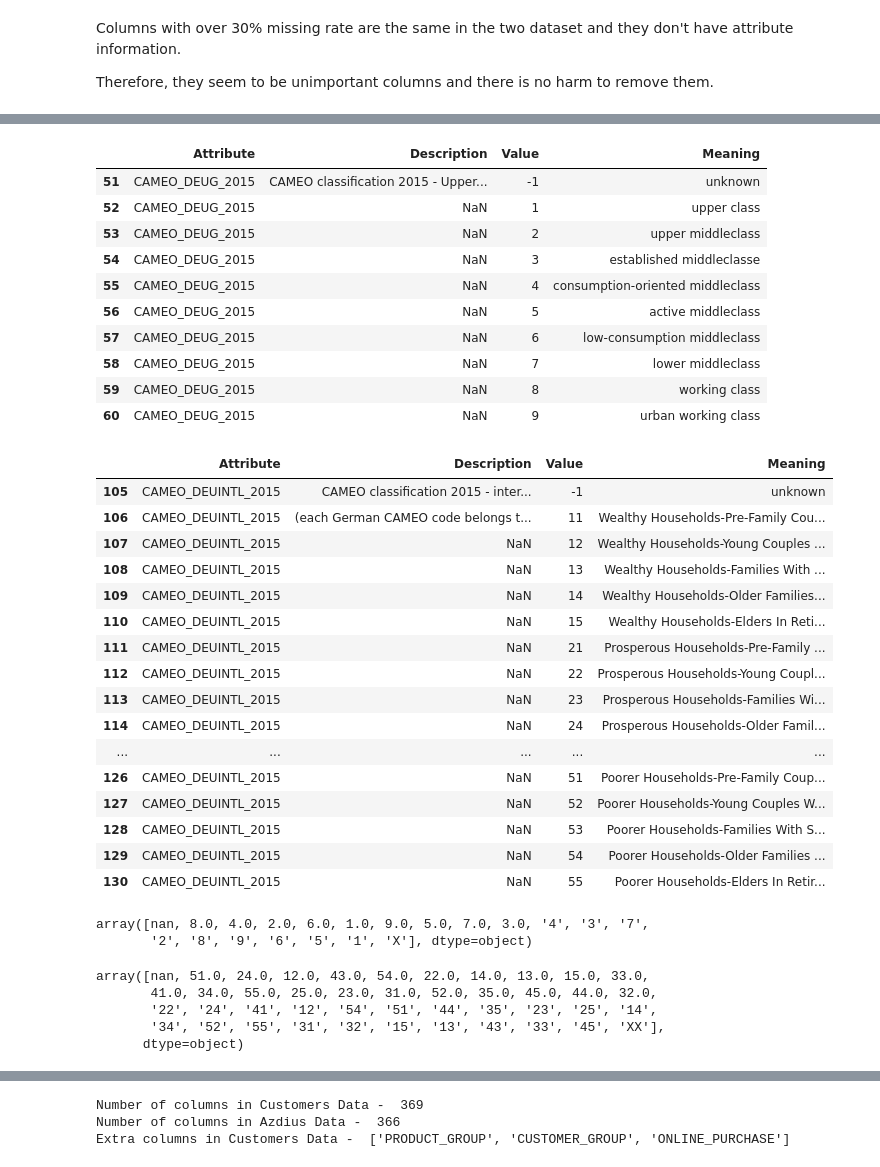
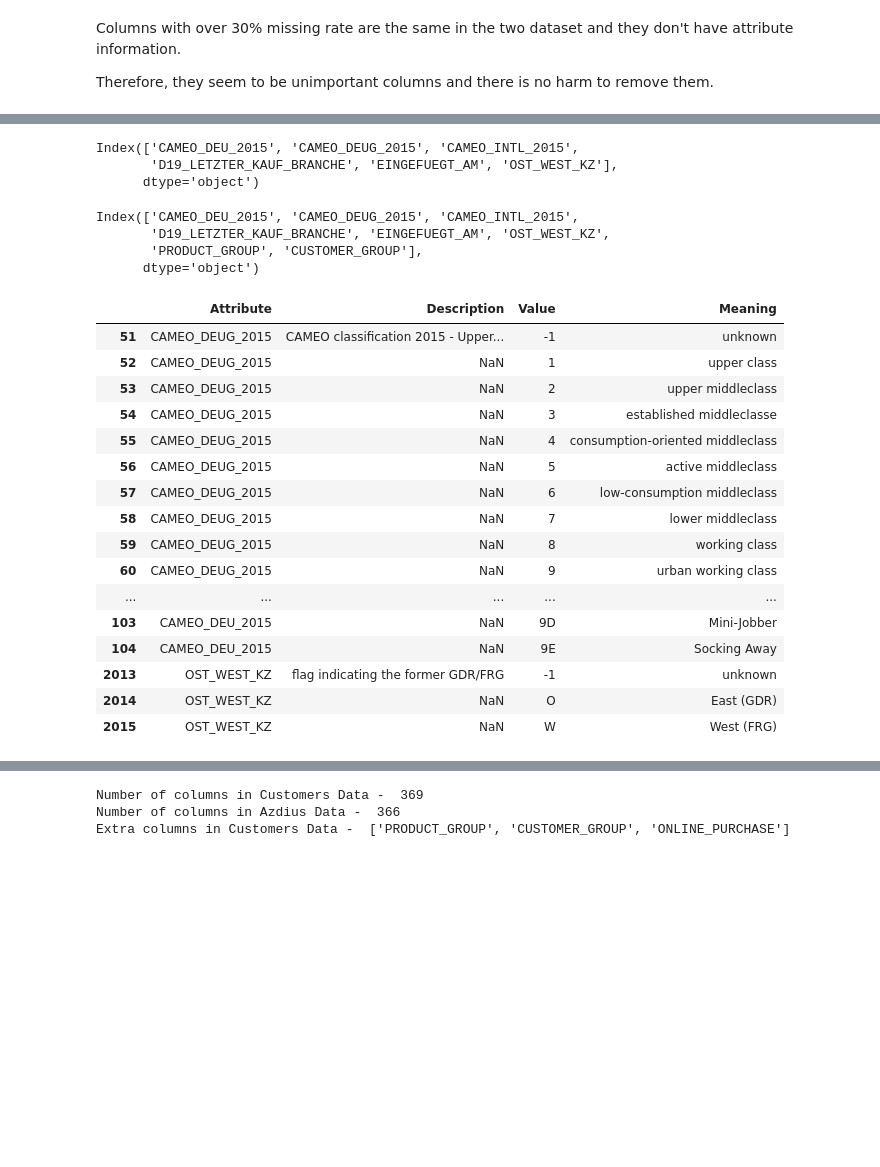
Before and after one commit to Maia97/UDS-Customer-Segmentation-Project, a Jupyter notebook: Arvato_Customer_Segmentation.ipynb, the cells around one changed output, grey strips where cells are left out. Drawn from its saved outputs; the diff is of its cells as text; code cells hidden in the pictures; blank space fills up the shorter version.

```diff
--- a/Arvato_Customer_Segmentation.ipynb
+++ b/Arvato_Customer_Segmentation.ipynb
@@ -235,47 +249,35 @@ warning_cols
+# %%
+azdias.select_dtypes(include=['object']).columns
+# %% [output]
+Index(['CAMEO_DEU_2015', 'CAMEO_DEUG_2015', 'CAMEO_INTL_2015',
+       'D19_LETZTER_KAUF_BRANCHE', 'EINGEFUEGT_AM', 'OST_WEST_KZ'],
+      dtype='object')
+# %%
+customers.select_dtypes(include=['object']).columns
+# %% [output]
+Index(['CAMEO_DEU_2015', 'CAMEO_DEUG_2015', 'CAMEO_INTL_2015',
+       'D19_LETZTER_KAUF_BRANCHE', 'EINGEFUEGT_AM', 'OST_WEST_KZ',
+       'PRODUCT_GROUP', 'CUSTOMER_GROUP'],
+      dtype='object')
+# %%
+object_cols = customers.select_dtypes(include=['object']).columns.tolist()
 # %%
-attributes_values[attributes_values["Attribute"].isin(warning_cols)] # only one found
+attributes_values[attributes_values["Attribute"].isin(object_cols)]
 # %% [output]
 |  | Attribute | Description | Value | Meaning |
 | 51 | CAMEO_DEUG_2015 | CAMEO classification 2015 - Upper... | -1 | unknown |
 | 52 | CAMEO_DEUG_2015 | NaN | 1 | upper class |
 | 53 | CAMEO_DEUG_2015 | NaN | 2 | upper middleclass |
 | 54 | CAMEO_DEUG_2015 | NaN | 3 | established middleclasse |
 | 55 | CAMEO_DEUG_2015 | NaN | 4 | consumption-oriented middleclass |
 | 56 | CAMEO_DEUG_2015 | NaN | 5 | active middleclass |
 | 57 | CAMEO_DEUG_2015 | NaN | 6 | low-consumption middleclass |
 | 58 | CAMEO_DEUG_2015 | NaN | 7 | lower middleclass |
 | 59 | CAMEO_DEUG_2015 | NaN | 8 | working class |
 | 60 | CAMEO_DEUG_2015 | NaN | 9 | urban working class |
+| ... | ... | ... | ... | ... |
+| 103 | CAMEO_DEU_2015 | NaN | 9D | Mini-Jobber |
+| 104 | CAMEO_DEU_2015 | NaN | 9E | Socking Away |
+| 2013 | OST_WEST_KZ | flag indicating the former GDR/FRG | -1 | unknown |
+| 2014 | OST_WEST_KZ | NaN | O | East (GDR) |
+| 2015 | OST_WEST_KZ | NaN | W | West (FRG) |
-# %%
-attributes_values[attributes_values["Attribute"].str.contains('INTL_2015')] # try to find another one
-# %% [output]
-|  | Attribute | Description | Value | Meaning |
-| 105 | CAMEO_DEUINTL_2015 | CAMEO classification 2015 - inter... | -1 | unknown |
-| 106 | CAMEO_DEUINTL_2015 | (each German CAMEO code belongs t... | 11 | Wealthy Households-Pre-Family Cou... |
-| 107 | CAMEO_DEUINTL_2015 | NaN | 12 | Wealthy Households-Young Couples ... |
-| 108 | CAMEO_DEUINTL_2015 | NaN | 13 | Wealthy Households-Families With ... |
-| 109 | CAMEO_DEUINTL_2015 | NaN | 14 | Wealthy Households-Older Families... |
-| 110 | CAMEO_DEUINTL_2015 | NaN | 15 | Wealthy Households-Elders In Reti... |
-| 111 | CAMEO_DEUINTL_2015 | NaN | 21 | Prosperous Households-Pre-Family ... |
-| 112 | CAMEO_DEUINTL_2015 | NaN | 22 | Prosperous Households-Young Coupl... |
-| 113 | CAMEO_DEUINTL_2015 | NaN | 23 | Prosperous Households-Families Wi... |
-| 114 | CAMEO_DEUINTL_2015 | NaN | 24 | Prosperous Households-Older Famil... |
-| ... | ... | ... | ... | ... |
-| 126 | CAMEO_DEUINTL_2015 | NaN | 51 | Poorer Households-Pre-Family Coup... |
-| 127 | CAMEO_DEUINTL_2015 | NaN | 52 | Poorer Households-Young Couples W... |
-| 128 | CAMEO_DEUINTL_2015 | NaN | 53 | Poorer Households-Families With S... |
-| 129 | CAMEO_DEUINTL_2015 | NaN | 54 | Poorer Households-Older Families ... |
-| 130 | CAMEO_DEUINTL_2015 | NaN | 55 | Poorer Households-Elders In Retir... |
-# %%
-azdias['CAMEO_DEUG_2015'].unique() # value range match
-# %% [output]
-array([nan, 8.0, 4.0, 2.0, 6.0, 1.0, 9.0, 5.0, 7.0, 3.0, '4', '3', '7',
-       '2', '8', '9', '6', '5', '1', 'X'], dtype=object)
-# %%
-azdias['CAMEO_INTL_2015'].unique() # value range match
-# %% [output]
-array([nan, 51.0, 24.0, 12.0, 43.0, 54.0, 22.0, 14.0, 13.0, 15.0, 33.0,
-       41.0, 34.0, 55.0, 25.0, 23.0, 31.0, 52.0, 35.0, 45.0, 44.0, 32.0,
-       '22', '24', '41', '12', '54', '51', '44', '35', '23', '25', '14',
-       '34', '52', '55', '31', '32', '15', '13', '43', '33', '45', 'XX'],
-      dtype=object)
```
Also changed, not shown: parts of 13 cells of this notebook.
